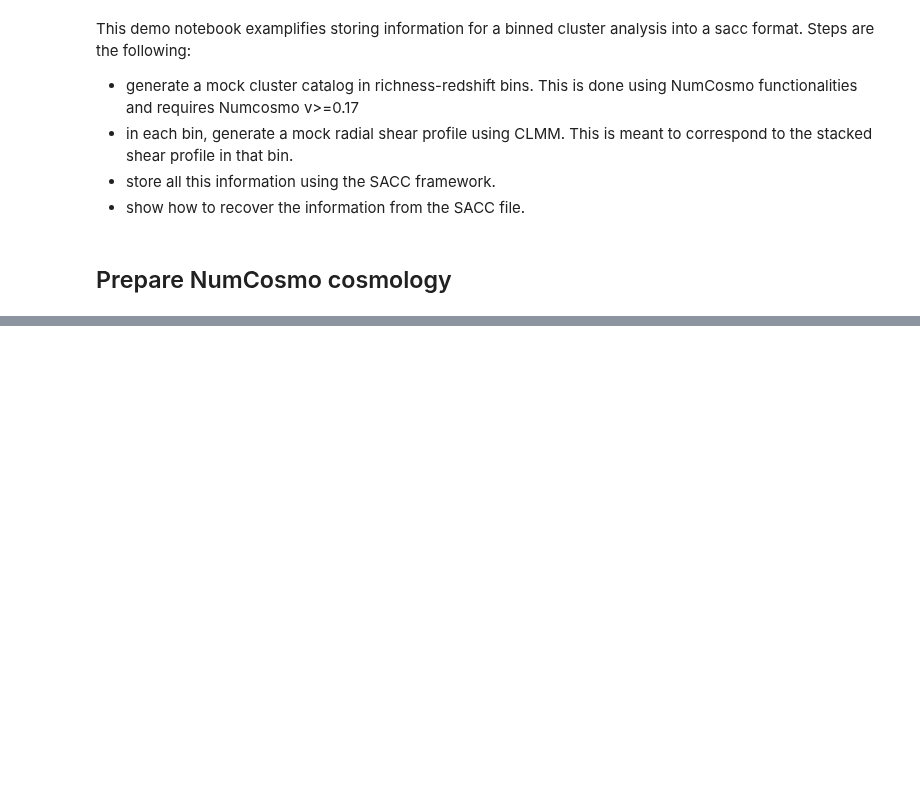
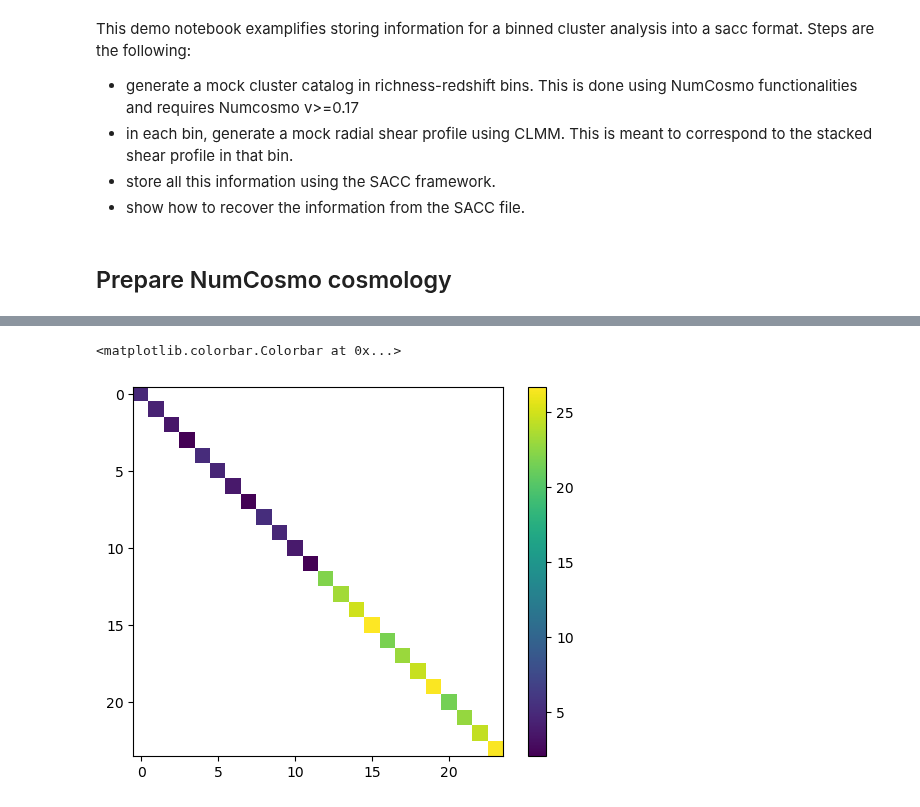
Before and after one commit to LSSTDESC/firecrown, a Jupyter notebook: examples/cluster_number_counts/demo_sacc_for_clusters.ipynb, the cells around one changed output, grey strips where cells are left out. Cells and saved outputs as stored; diff of their text form; code cells hidden in the pictures; blank space fills up the shorter version.

```diff
--- a/examples/cluster_number_counts/demo_sacc_for_clusters.ipynb
+++ b/examples/cluster_number_counts/demo_sacc_for_clusters.ipynb
@@ -258,2 +294,6 @@ SyntaxError: invalid syntax (1726037556.py, line 1)
 # %%
-plt.imshow(np.corrcoef(s2.covariance.covmat))
+plt.imshow(np.log10(s2.covariance.covmat))
+plt.colorbar()
+# %% [output]
+<matplotlib.colorbar.Colorbar at 0x...>
+[figure, added]
```
Also changed, not shown: parts of 24 cells of this notebook.
